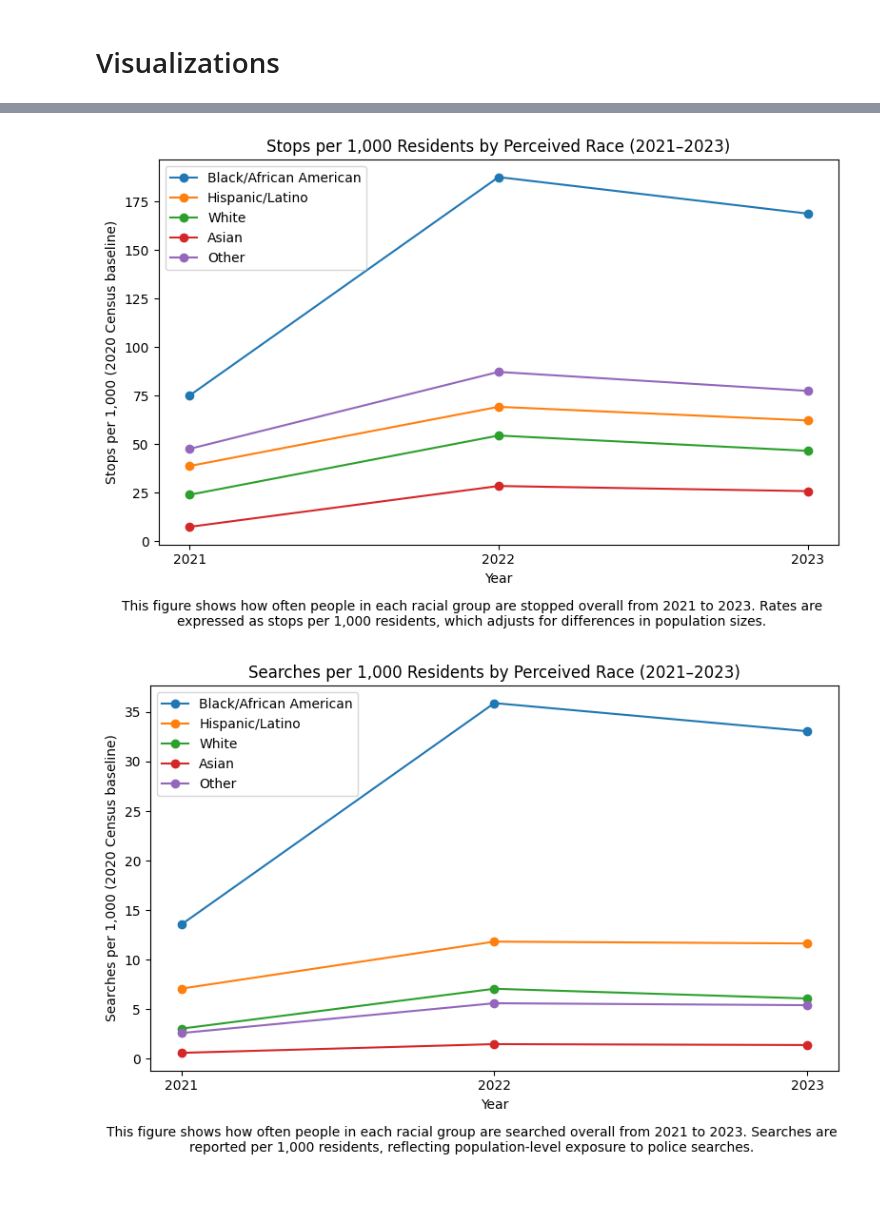
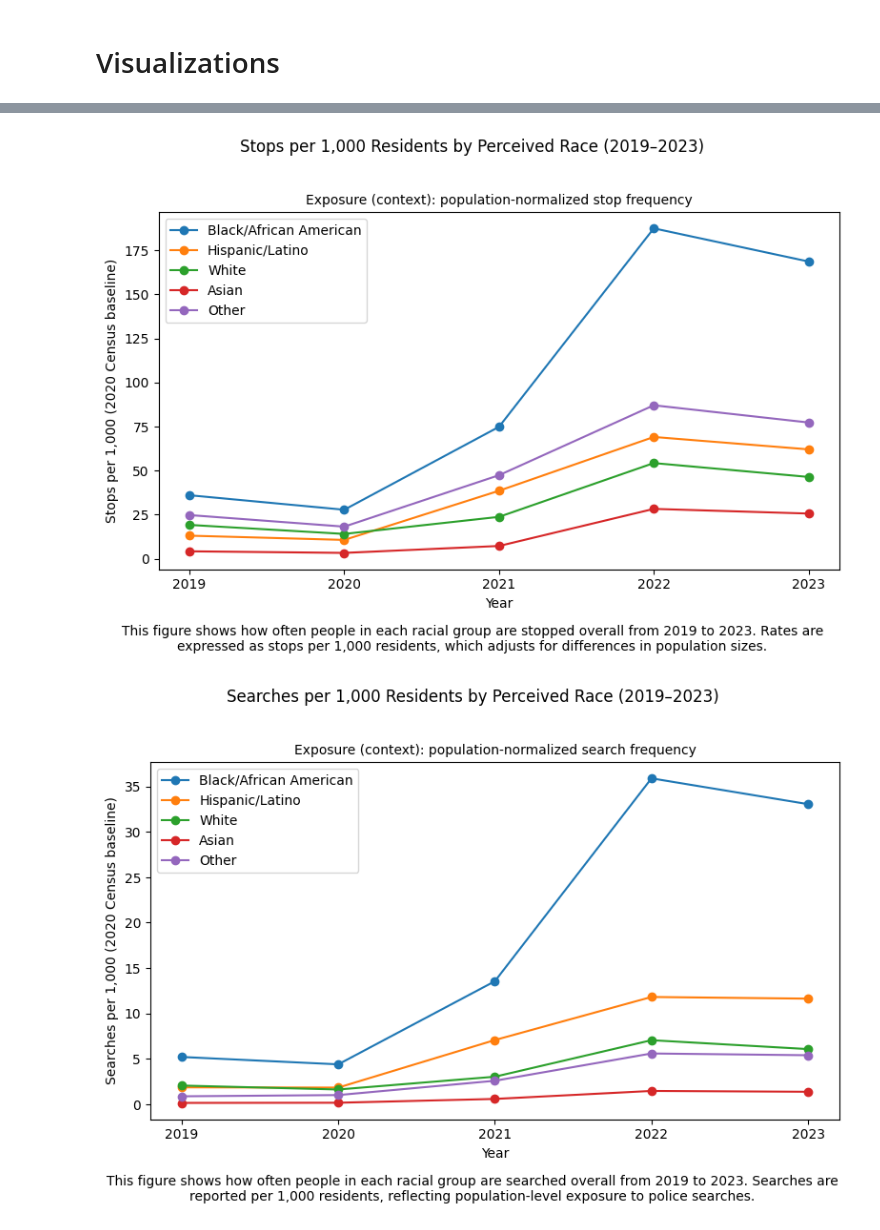
Before and after one commit to laurenbchu/honors-thesis, a Jupyter notebook: notebooks/Orange_County_Analysis.ipynb, the cells around one changed output, grey strips where cells are left out. Cells and saved outputs as stored; diff of their text form; code cells hidden in the pictures; blank space fills up the shorter version.

Commit message:
Added 2019/2020 data, rearranged visualizations

```diff
--- a/notebooks/Orange_County_Analysis.ipynb
+++ b/notebooks/Orange_County_Analysis.ipynb
@@ -47,7 +45,7 @@ policing = condense_ripa_races(policing)
 policing = add_search_and_hit_indicators(policing)
 # %%
 # Create one policing table per year
-tables = policing_tables_by_year(policing, [2021, 2022, 2023])
+tables = policing_tables_by_year(policing, [2019, 2020, 2021, 2022, 2023])
 
 # Roll-up the census data to be more coarse to match policing data hierarchy
 # Note that Hispanic or Latino is Non-White Hispanic or Latino
@@ -125,5 +150,5 @@ analysis = visualization_setup(analysis)
 # %%
-visualize_all_disparity_figures(analysis)
+visualize(analysis)
 # %% [output]
-[figure, old version]
+[figure, new version]
-[figure, old version]
+[figure, new version]
```
Also changed, not shown: parts of 6 cells of this notebook, 1 other file.
